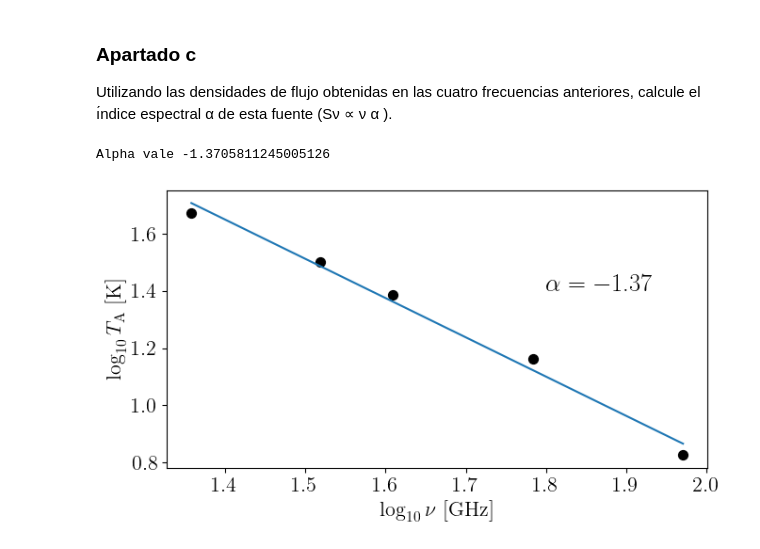
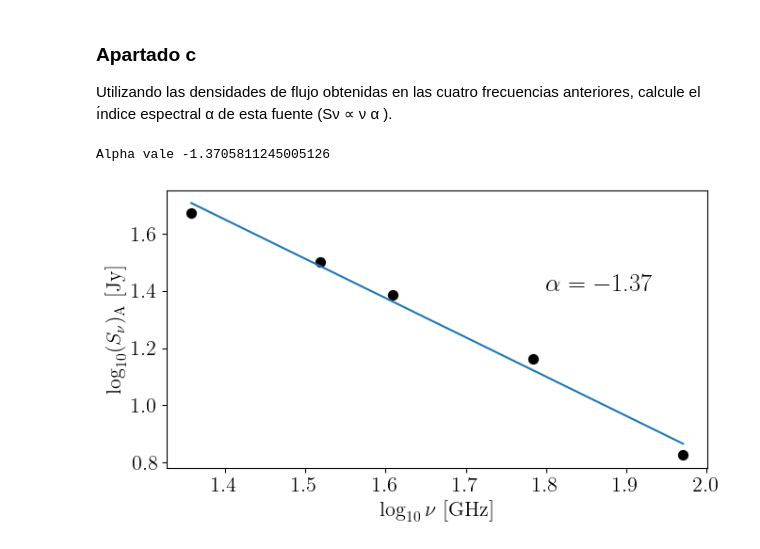
Before and after one commit to aceronf/CygA-Photometry, a Jupyter notebook: problema_1.ipynb, the cells around one changed output. Drawn from its saved outputs; the diff is of its cells as text; code cells hidden in the pictures.

```diff
--- a/problema_1.ipynb
+++ b/problema_1.ipynb
@@ -236,22 +242,22 @@ espectral α de esta fuente (Sν ∝ ν α ).
 # %%
 fig, ax = plt.subplots(figsize=(7,4))
 
 freqs = np.array([f.value for f in list(data_freq.values())])
 fluxes = np.array([t.to(u.Jy).value for t in list(data_flux.values())])
 
 ax.scatter(np.log10(freqs), np.log10(fluxes), color="black", s=50)
 ax.set_xlabel(r"$\log_{10}\nu$ [$\unit{\giga\hertz}$]")
-ax.set_ylabel(r"$\log_{10}T_\mathrm{A}$ [$\unit{\kelvin}$]")
+ax.set_ylabel(r"$\log_{10}(S_\mathrm{\nu})_\mathrm{A}$ [$\mathrm{Jy}$]")
 
 fit = np.polyfit(np.log10(freqs), np.log10(fluxes), 1)
 xx = np.linspace(np.min(np.log10(freqs)), np.max(np.log10(freqs)),)
 yy = np.polyval(fit, xx)
 ax.plot(xx,yy)
 ax.text(1.8,1.4, rf"$\alpha={fit[0]:.2f}$", fontsize=19, color="black")
 fig.tight_layout()
 fig.savefig(os.path.join(results_dir,"indice_espectral.pdf"))
 
 print(rf"Alpha vale {fit[0]}")
 # %% [output]
 Alpha vale -1.3705811245005126
-[figure, old version]
+[figure, new version]
```
Also changed, not shown: parts of 1 cell of this notebook.
